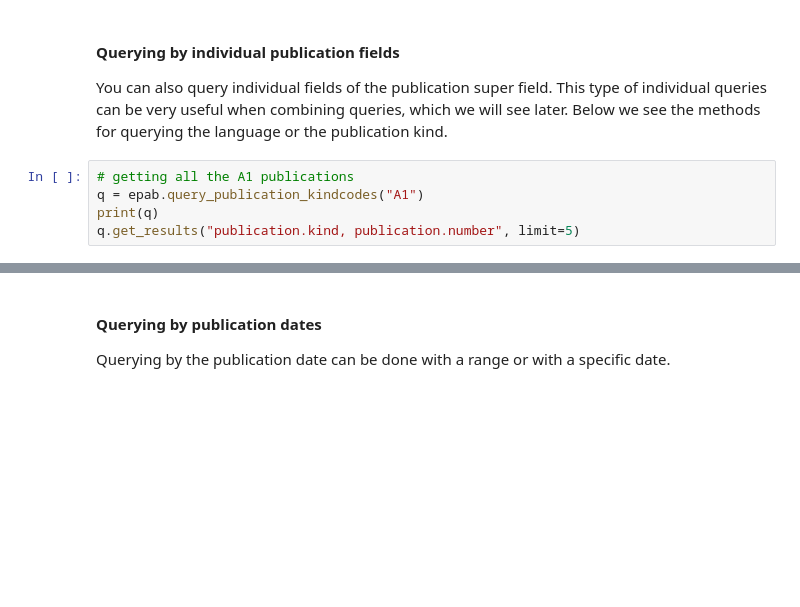
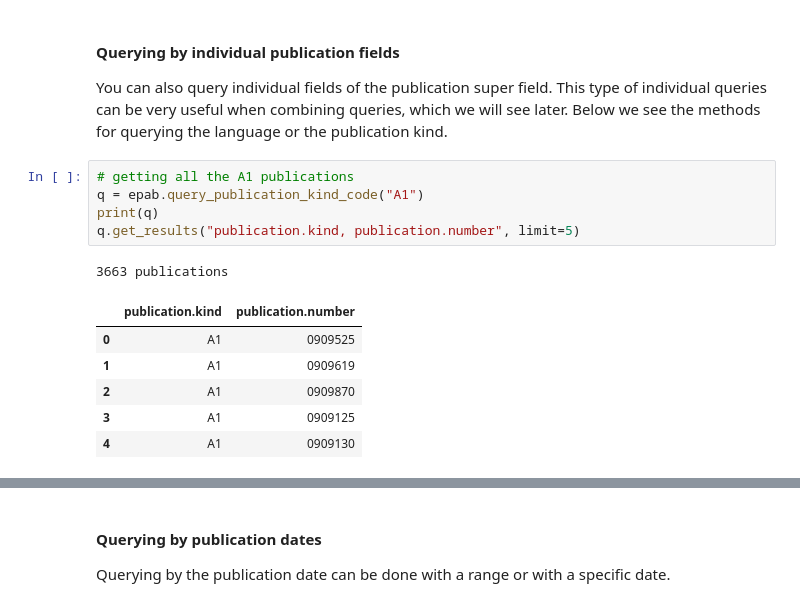
Before and after one commit to epo/tip-training, a Jupyter notebook: EP Fulltext/EP full-text lesson 1.ipynb, the cells around one changed output, grey strips where cells are left out. Drawn from its saved outputs; the diff is of its cells as text; blank space fills up the shorter version.

```diff
--- a/EP Fulltext/EP full-text lesson 1.ipynb
+++ b/EP Fulltext/EP full-text lesson 1.ipynb
@@ -107,8 +131,16 @@ q.get_results("publication", limit=5)
 You can also query individual fields of the publication super field. This type of individual queries can be very useful when combining queries, which we will see later. Below we see the methods for querying the language or the publication kind.
 # %%
 # getting all the A1 publications
-q = epab.query_publication_kindcodes("A1")
+q = epab.query_publication_kind_code("A1")
 print(q)
 q.get_results("publication.kind, publication.number", limit=5)
+# %% [output]
+3663 publications
+|  | publication.kind | publication.number |
+| 0 | A1 | 0909525 |
+| 1 | A1 | 0909619 |
+| 2 | A1 | 0909870 |
+| 3 | A1 | 0909125 |
+| 4 | A1 | 0909130 |
 # %%
 # getting all the French and German publications
```
Also changed, not shown: parts of 26 cells of this notebook.
